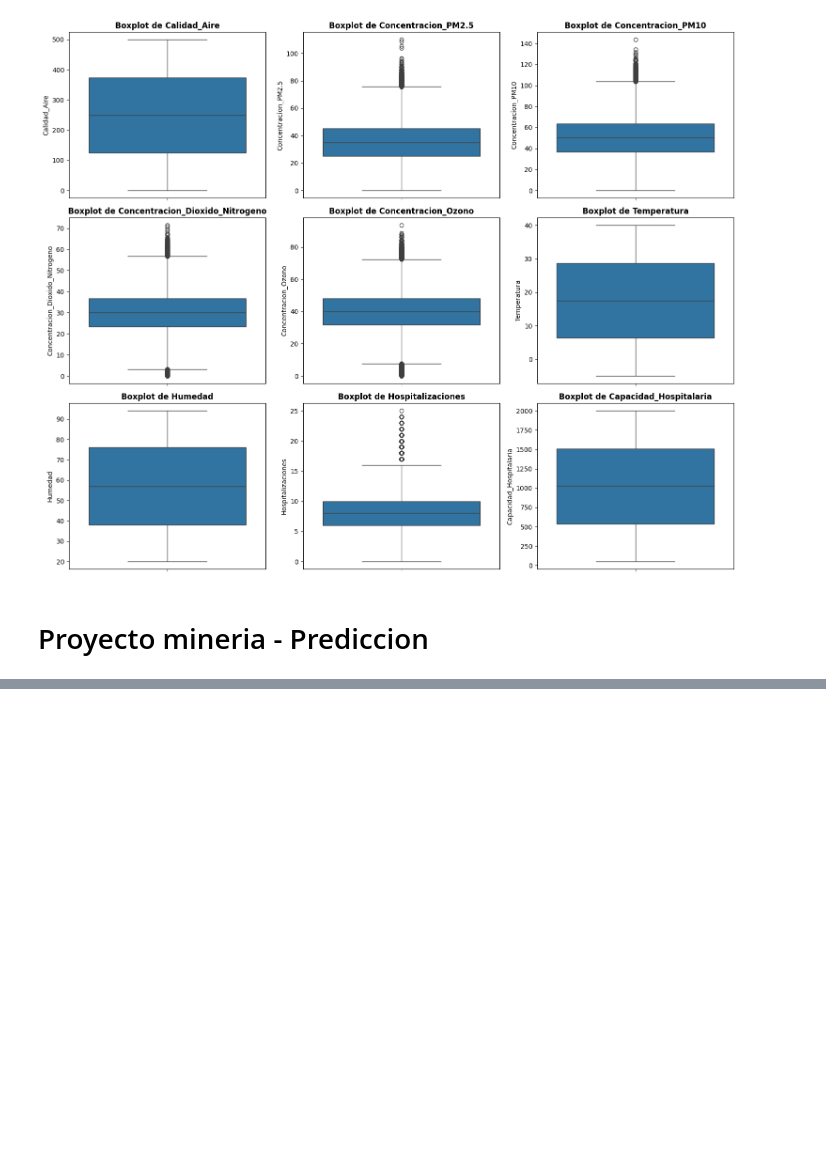
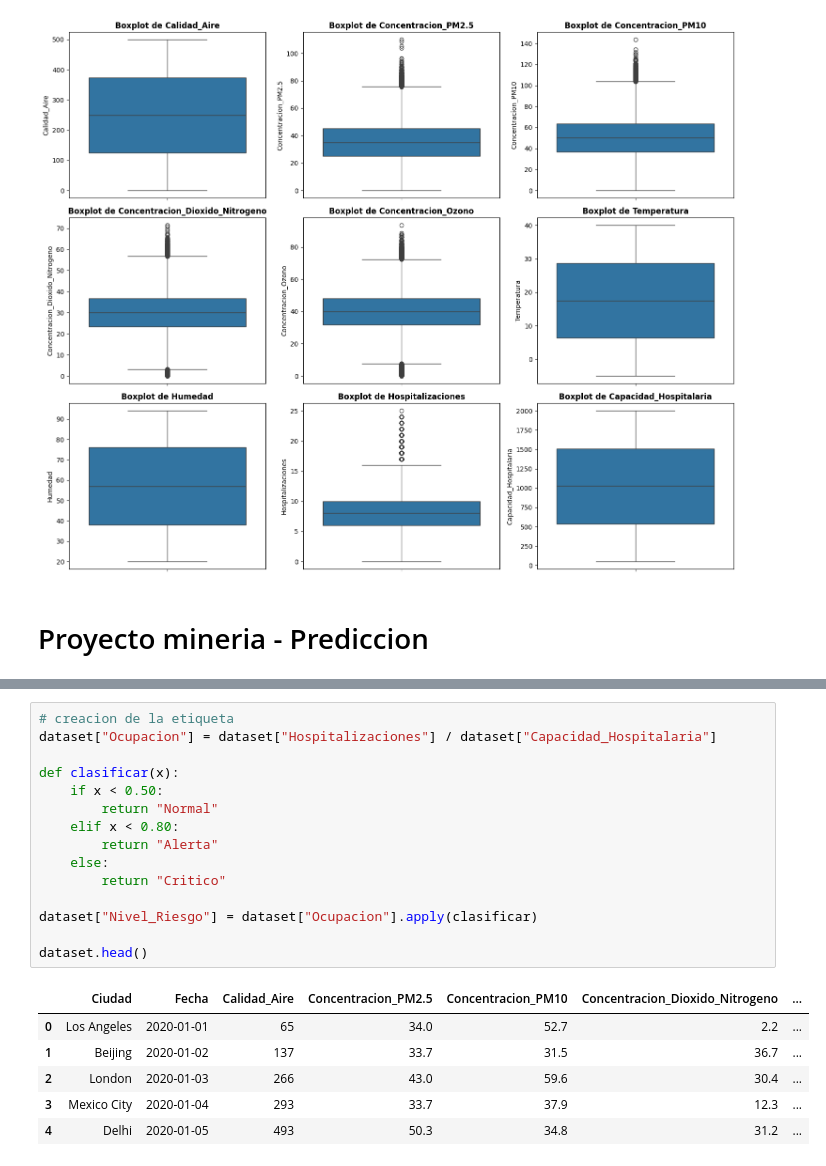
Before and after one commit to AlejandroAvila43/MineriaDeDatos, a Jupyter notebook: Air quality/AirQuality.ipynb, the cells around one changed output, grey strips where cells are left out. Drawn from its saved outputs; the diff is of its cells as text; blank space fills up the shorter version.

Commit message:
creacion de las columnas  de ocupacion y Nivel_Riesgo para empezar a hacer pruebas de ML

```diff
--- a/Air quality/AirQuality.ipynb
+++ b/Air quality/AirQuality.ipynb
@@ -319,0 +328,22 @@ memory usage: 8.1+ MB
+# %%
+# creacion de la etiqueta
+dataset["Ocupacion"] = dataset["Hospitalizaciones"] / dataset["Capacidad_Hospitalaria"]
+
+def clasificar(x):
+    if x < 0.50:
+        return "Normal"
+    elif x < 0.80:
+        return "Alerta"
+    else:
+        return "Critico"
+
+dataset["Nivel_Riesgo"] = dataset["Ocupacion"].apply(clasificar)
+
+dataset.head()
+# %% [output]
+|  | Ciudad | Fecha | Calidad_Aire | Concentracion_PM2.5 | Concentracion_PM10 | Concentracion_Dioxido_Nitrogeno | ... |
+| 0 | Los Angeles | 2020-01-01 | 65 | 34.0 | 52.7 | 2.2 | ... |
+| 1 | Beijing | 2020-01-02 | 137 | 33.7 | 31.5 | 36.7 | ... |
+| 2 | London | 2020-01-03 | 266 | 43.0 | 59.6 | 30.4 | ... |
+| 3 | Mexico City | 2020-01-04 | 293 | 33.7 | 37.9 | 12.3 | ... |
+| 4 | Delhi | 2020-01-05 | 493 | 50.3 | 34.8 | 31.2 | ... |
```
Also changed, not shown: parts of 1 cell of this notebook.
